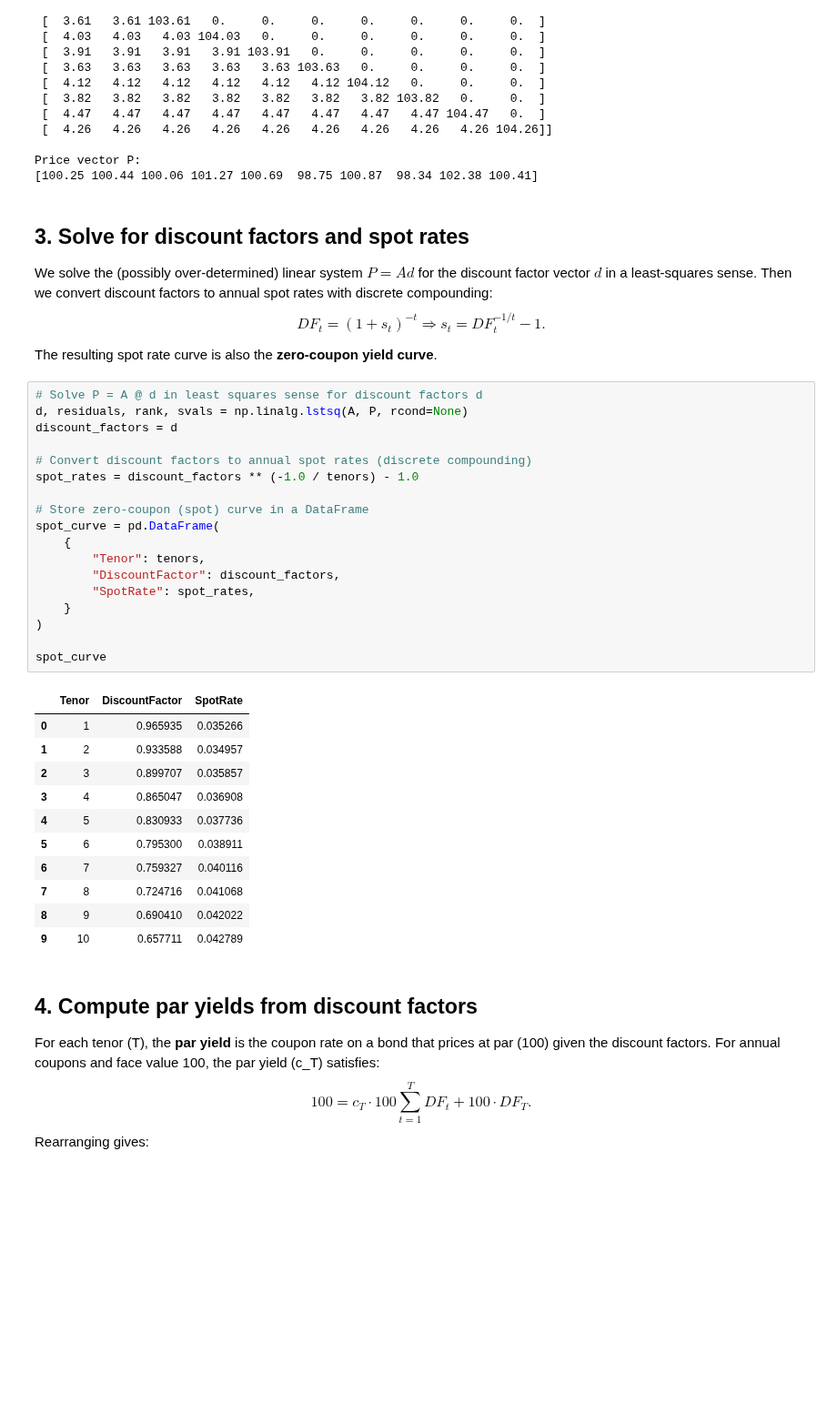
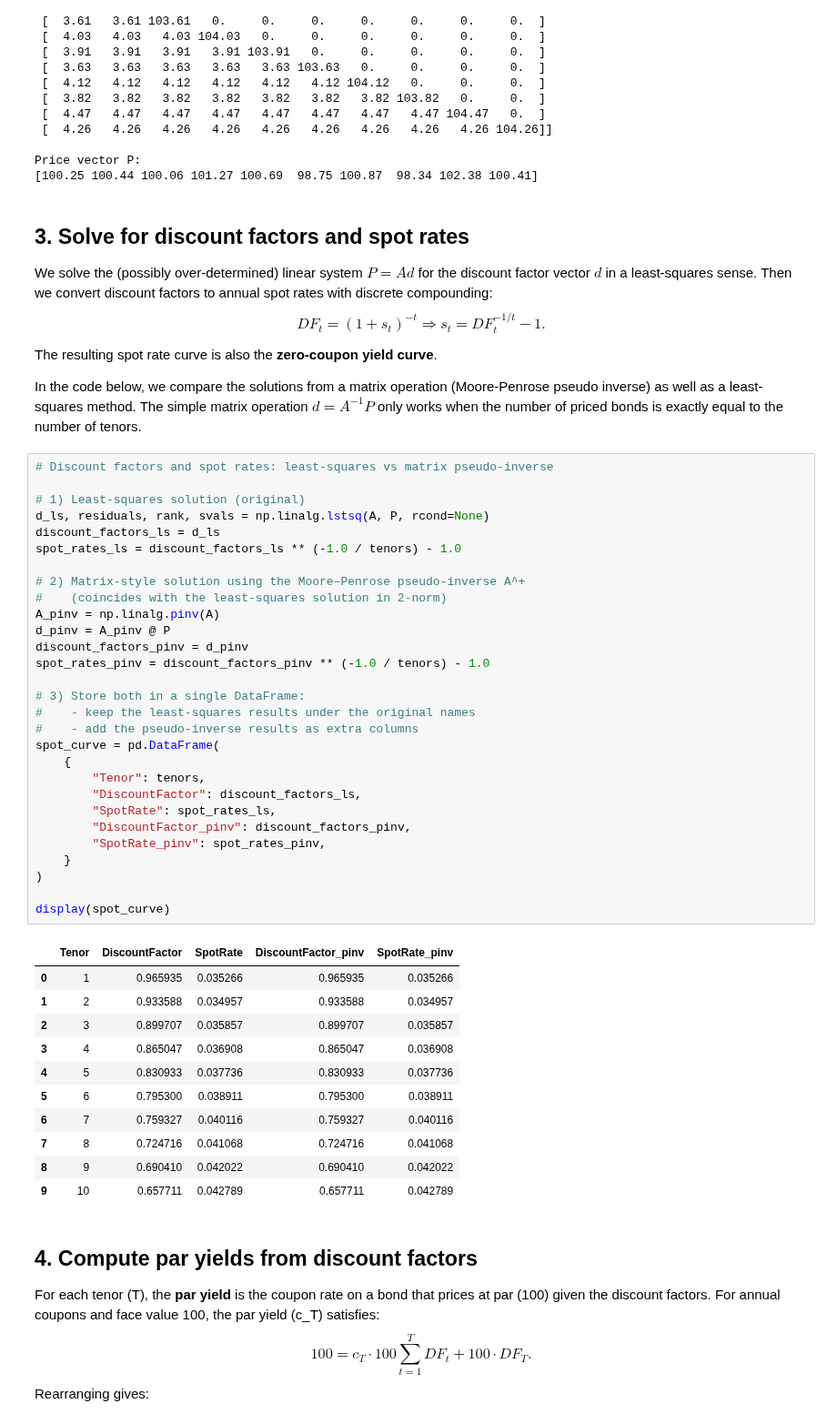
Before and after one commit to andreassteinerconsulting/python_notebooks, a Jupyter notebook: curves_from_couponbonds.ipynb, the cells around one changed output. Shown at 91% size. Cells and saved outputs as stored; diff of their text form; blank space fills up the shorter version.

```diff
--- a/curves_from_couponbonds.ipynb
+++ b/curves_from_couponbonds.ipynb
@@ -169,36 +169,49 @@ DF_t = (1 + s_t)^{-t} \Rightarrow s_t = DF_t^{-1/t} - 1.
 $$
 
 The resulting spot rate curve is also the **zero‑coupon yield curve**.
+
+In the code below, we compare the solutions from a matrix operation (Moore-Penrose pseudo inverse) as well as a least-squares method. The simple matrix operation $d = A^{-1} P$ only works when the number of priced bonds is exactly equal to the number of tenors.
 # %%
-# Solve P = A @ d in least squares sense for discount factors d
-d, residuals, rank, svals = np.linalg.lstsq(A, P, rcond=None)
-discount_factors = d
+# Discount factors and spot rates: least-squares vs matrix pseudo-inverse
 
-# Convert discount factors to annual spot rates (discrete compounding)
-spot_rates = discount_factors ** (-1.0 / tenors) - 1.0
+# 1) Least-squares solution (original)
+d_ls, residuals, rank, svals = np.linalg.lstsq(A, P, rcond=None)
+discount_factors_ls = d_ls
+spot_rates_ls = discount_factors_ls ** (-1.0 / tenors) - 1.0
 
-# Store zero‑coupon (spot) curve in a DataFrame
+# 2) Matrix-style solution using the Moore–Penrose pseudo-inverse A^+
+#    (coincides with the least-squares solution in 2-norm)
+A_pinv = np.linalg.pinv(A)
+d_pinv = A_pinv @ P
+discount_factors_pinv = d_pinv
+spot_rates_pinv = discount_factors_pinv ** (-1.0 / tenors) - 1.0
+
+# 3) Store both in a single DataFrame:
+#    - keep the least-squares results under the original names
+#    - add the pseudo-inverse results as extra columns
 spot_curve = pd.DataFrame(
     {
         "Tenor": tenors,
-        "DiscountFactor": discount_factors,
-        "SpotRate": spot_rates,
+        "DiscountFactor": discount_factors_ls,
+        "SpotRate": spot_rates_ls,
+        "DiscountFactor_pinv": discount_factors_pinv,
+        "SpotRate_pinv": spot_rates_pinv,
     }
 )
 
-spot_curve
+display(spot_curve)
 # %% [output]
-|  | Tenor | DiscountFactor | SpotRate |
-| 0 | 1 | 0.965935 | 0.035266 |
-| 1 | 2 | 0.933588 | 0.034957 |
-| 2 | 3 | 0.899707 | 0.035857 |
-| 3 | 4 | 0.865047 | 0.036908 |
-| 4 | 5 | 0.830933 | 0.037736 |
-| 5 | 6 | 0.795300 | 0.038911 |
-| 6 | 7 | 0.759327 | 0.040116 |
-| 7 | 8 | 0.724716 | 0.041068 |
-| 8 | 9 | 0.690410 | 0.042022 |
-| 9 | 10 | 0.657711 | 0.042789 |
+|  | Tenor | DiscountFactor | SpotRate | DiscountFactor_pinv | SpotRate_pinv |
+| 0 | 1 | 0.965935 | 0.035266 | 0.965935 | 0.035266 |
+| 1 | 2 | 0.933588 | 0.034957 | 0.933588 | 0.034957 |
+| 2 | 3 | 0.899707 | 0.035857 | 0.899707 | 0.035857 |
+| 3 | 4 | 0.865047 | 0.036908 | 0.865047 | 0.036908 |
+| 4 | 5 | 0.830933 | 0.037736 | 0.830933 | 0.037736 |
+| 5 | 6 | 0.795300 | 0.038911 | 0.795300 | 0.038911 |
+| 6 | 7 | 0.759327 | 0.040116 | 0.759327 | 0.040116 |
+| 7 | 8 | 0.724716 | 0.041068 | 0.724716 | 0.041068 |
+| 8 | 9 | 0.690410 | 0.042022 | 0.690410 | 0.042022 |
+| 9 | 10 | 0.657711 | 0.042789 | 0.657711 | 0.042789 |
 # %% [markdown]
 ## 4. Compute par yields from discount factors
 
```
Also changed, not shown: parts of 4 cells of this notebook.
